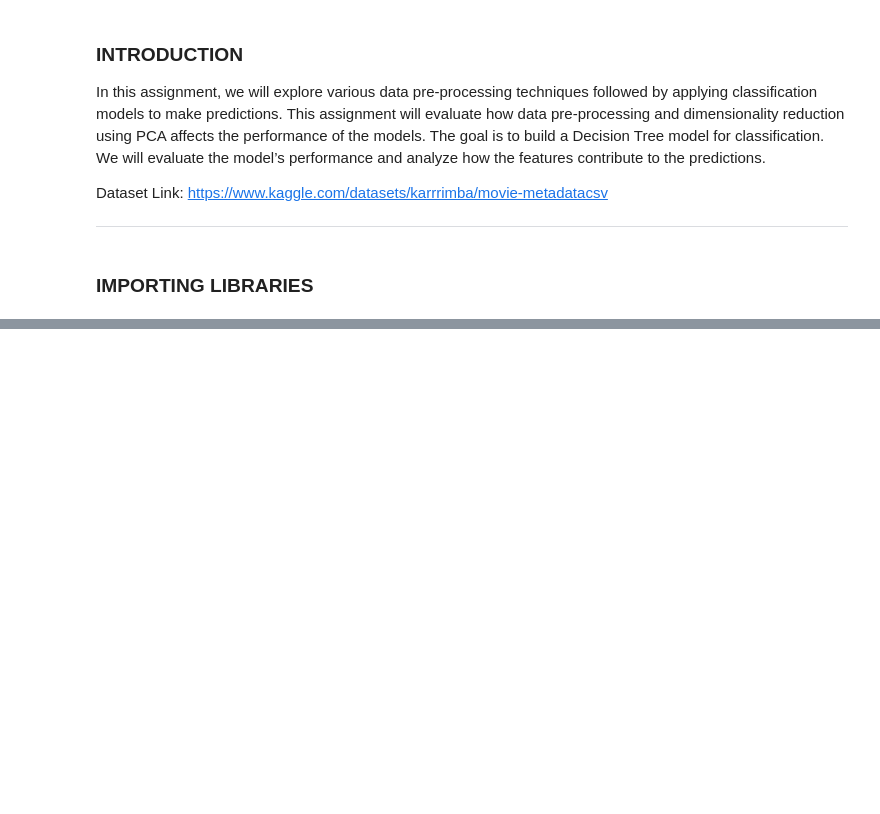
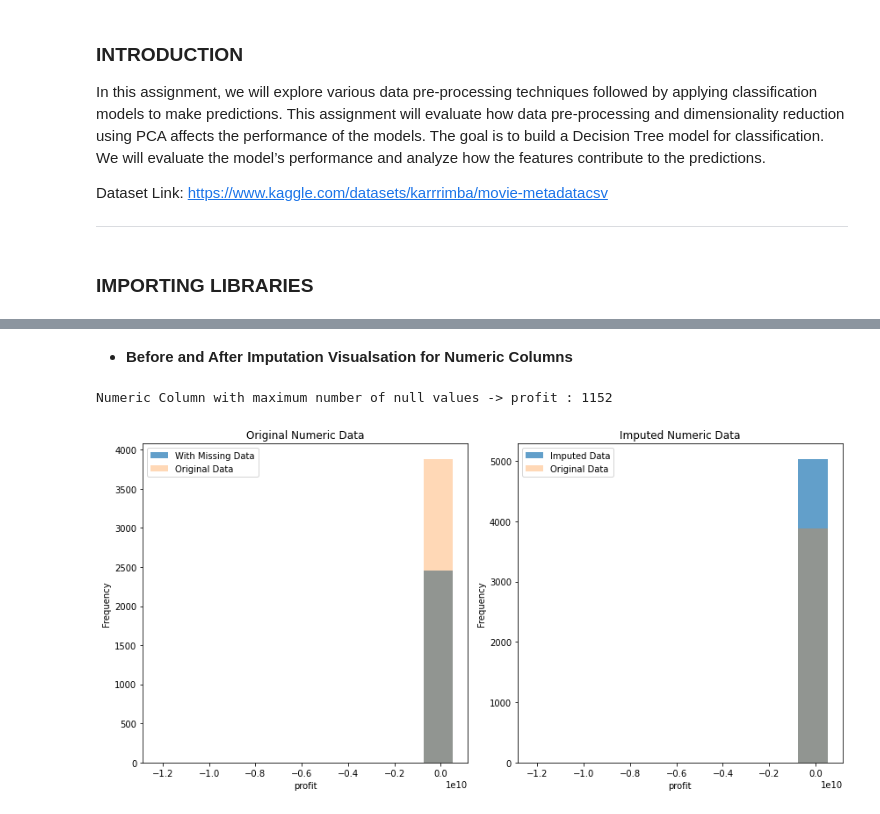
Before and after one commit to sahil82764/MDS-Data-Science, a Jupyter notebook: DSCI-6601-001 Pract Machine Learning 41417/Assignment3/Assignment3.ipynb, the cells around one changed output, grey strips where cells are left out. Cells and saved outputs as stored; diff of their text form; code cells hidden in the pictures; blank space fills up the shorter version.

```diff
--- a/DSCI-6601-001 Pract Machine Learning 41417/Assignment3/Assignment3.ipynb
+++ b/DSCI-6601-001 Pract Machine Learning 41417/Assignment3/Assignment3.ipynb
@@ -36,0 +175,8 @@ pd.set_option('display.max_columns', None)
+# %%
+# Seperating numeric columns and Categorical Columns
+numericColumns = X.select_dtypes(exclude=['object']).columns
+numericData = X[numericColumns]
+
+
+categoricalColumns = X.select_dtypes(include=['object']).columns
+categoricalData = X[categoricalColumns]
@@ -36,0 +188,12 @@ pd.set_option('display.max_columns', None)
+# %%
+# Applying standard scaler
+scaler = StandardScaler()
+numericData_scaled = scaler.fit_transform(numericData)
+# %%
+# Apply KNN Imputer to the scaled numeric data
+knn_imputer = KNNImputer(n_neighbors=5)
+numericData_imputed = knn_imputer.fit_transform(numericData_scaled)
+
+# Convert the imputed data back to a DataFrame
+# numericDataImputed_S = pd.DataFrame(numericData_imputed, columns=numericColumns)
+numericDataImputed = pd.DataFrame(scaler.inverse_transform(numericData_imputed), columns=numericColumns) # will use this in histogram to visualise before/after knn imputed results
@@ -36,0 +228,36 @@ pd.set_option('display.max_columns', None)
+# %% [markdown]
+- __Before and After Imputation Visualsation for Numeric Columns__
+# %%
+# Numeric Data Visualization
+
+print(f"Numeric Column with maximum number of null values -> {numericData.isnull().sum().idxmax()} : {numericData.isnull().sum().max()}")
+
+def plot_missingness_before_after_numerical(original, missing, imputed, column):
+    fig, axes = plt.subplots(1, 2, figsize=(12, 6))
+
+
+    # Ploting the Original data with Missing values
+    axes[0].hist(missing[column].dropna(), bins=10,  alpha=0.7, label='With Missing Data')
+    axes[0].hist(original[column], bins=10, alpha=0.3, label='Original Data')
+    axes[0].set_title('Original Numeric Data')
+    axes[0].set_xlabel(column)
+    axes[0].set_ylabel('Frequency')
+    axes[0].legend()
+
+    # Ploting the imputed data
+    axes[1].hist(imputed[column], bins=10, alpha=0.7, label='Imputed Data')
+    axes[1].hist(original[column], bins=10, alpha=0.3, label='Original Data')
+    axes[1].set_title('Imputed Numeric Data')
+    axes[1].set_xlabel(column)
+    axes[1].set_ylabel('Frequency')
+    axes[1].legend()
+
+    # Show the plots
+    plt.tight_layout()
+    plt.show()
+
+
+plot_missingness_before_after_numerical(X, X.dropna(), numericDataImputed, numericData.isnull().sum().idxmax())
+# %% [output]
+Numeric Column with maximum number of null values -> profit : 1152
+[figure, added]
```
Also changed, not shown: parts of 71 cells of this notebook, 1 other file.
